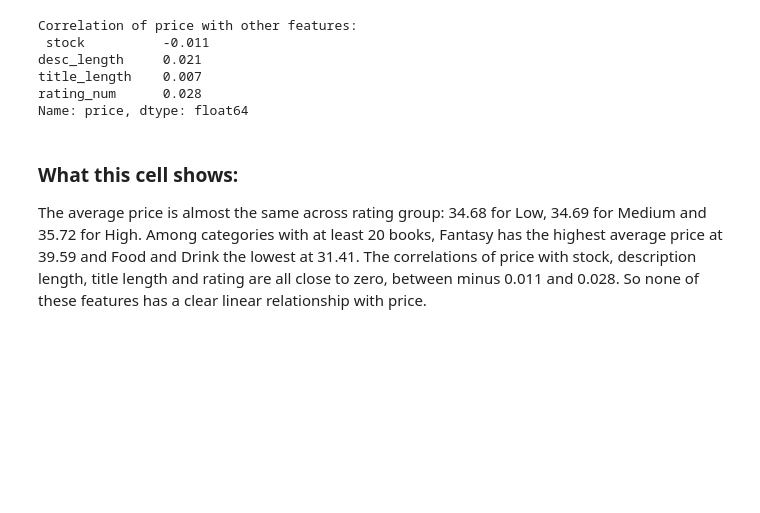
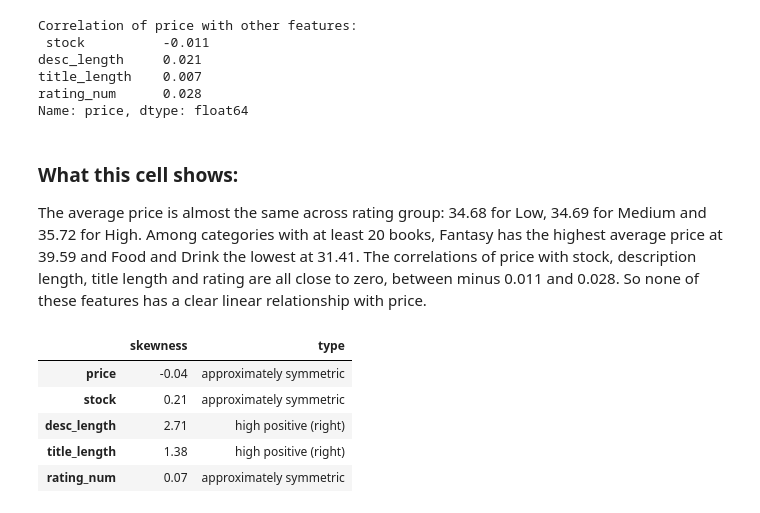
Before and after one commit to l253042/E-commerce, a Jupyter notebook: notebooks/E-commerce.ipynb, the cells around one changed output. Drawn from its saved outputs; the diff is of its cells as text; code cells hidden in the pictures; blank space fills up the shorter version.

```diff
--- a/notebooks/E-commerce.ipynb
+++ b/notebooks/E-commerce.ipynb
@@ -810,3 +810,24 @@ Name: price, dtype: float64
 # %% [markdown]
 ### What this cell shows:
 The average price is almost the same across rating group: 34.68 for Low, 34.69 for Medium and 35.72 for High. Among categories with at least 20 books, Fantasy has the highest average price at 39.59 and Food and Drink the lowest at 31.41. The correlations of price with stock, description length, title length and rating are all close to zero, between minus 0.011 and 0.028. So none of these features has a clear linear relationship with price.
+# %%
+from scipy import stats
+
+num_cols = ["price", "stock", "desc_length", "title_length", "rating_num"]
+skew_before = clean[num_cols].skew()
+
+def skew_label(s):
+    if abs(s) < 0.5:
+        return "approximately symmetric"
+    direction = "positive (right)" if s > 0 else "negative (left)"
+    return ("moderate " if abs(s) < 1 else "high ") + direction
+
+table = pd.DataFrame({"skewness": skew_before.round(2), "type": skew_before.apply(skew_label)})
+display(table)
+# %% [output]
+|  | skewness | type |
+| price | -0.04 | approximately symmetric |
+| stock | 0.21 | approximately symmetric |
+| desc_length | 2.71 | high positive (right) |
+| title_length | 1.38 | high positive (right) |
+| rating_num | 0.07 | approximately symmetric |
```
Also changed, not shown: parts of 13 cells of this notebook, 3 other files.
